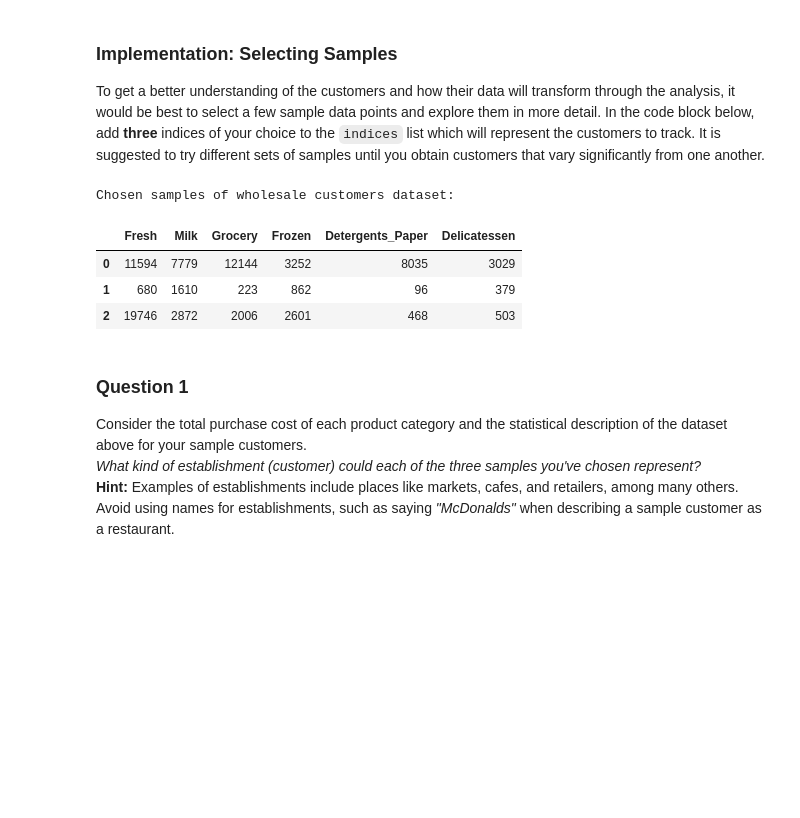
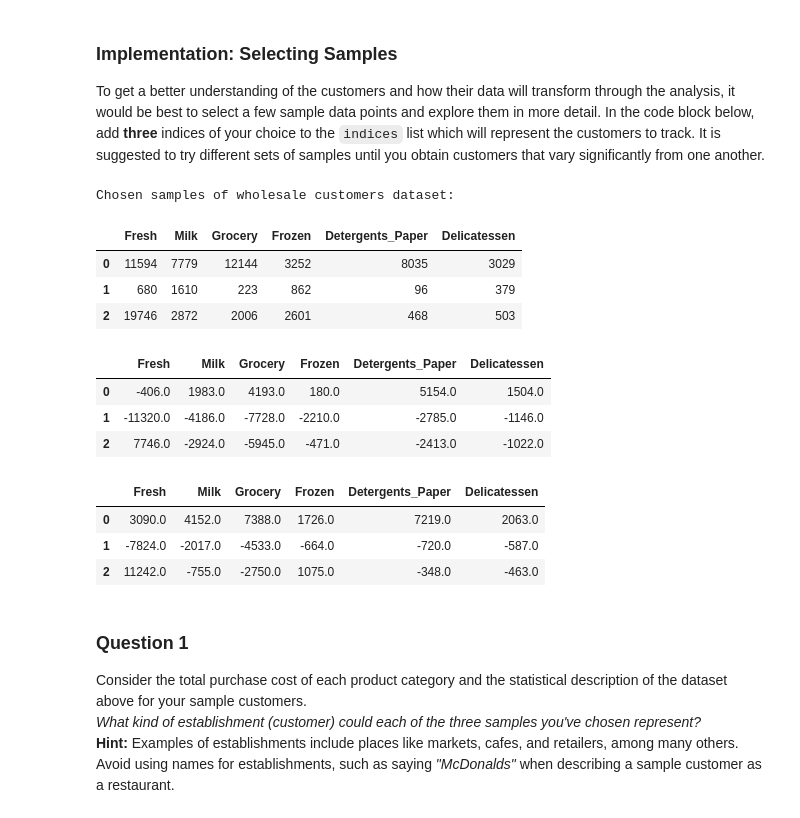
Before and after one commit to jtuckerdunn/mlnd-p3-customer-segments-tucker, a Jupyter notebook: customer_segments.ipynb, the cells around one changed output. Drawn from its saved outputs; the diff is of its cells as text; code cells hidden in the pictures; blank space fills up the shorter version.

```diff
--- a/customer_segments.ipynb
+++ b/customer_segments.ipynb
@@ -61,17 +61,27 @@ To get a better understanding of the customers and how their data will transform
 # %%
 # TODO: Select three indices of your choice you wish to sample from the dataset
 indices = [100,275,360]
 
 # Create a DataFrame of the chosen samples
 samples = pd.DataFrame(data.loc[indices], columns = data.keys()).reset_index(drop = True)
 print "Chosen samples of wholesale customers dataset:"
 display(samples)
+display(samples - np.round(data.mean()))
+display(samples - np.round(data.median()))
 # %% [output]
 Chosen samples of wholesale customers dataset:
 |  | Fresh | Milk | Grocery | Frozen | Detergents_Paper | Delicatessen |
 | 0 | 11594 | 7779 | 12144 | 3252 | 8035 | 3029 |
 | 1 | 680 | 1610 | 223 | 862 | 96 | 379 |
 | 2 | 19746 | 2872 | 2006 | 2601 | 468 | 503 |
+|  | Fresh | Milk | Grocery | Frozen | Detergents_Paper | Delicatessen |
+| 0 | -406.0 | 1983.0 | 4193.0 | 180.0 | 5154.0 | 1504.0 |
+| 1 | -11320.0 | -4186.0 | -7728.0 | -2210.0 | -2785.0 | -1146.0 |
+| 2 | 7746.0 | -2924.0 | -5945.0 | -471.0 | -2413.0 | -1022.0 |
+|  | Fresh | Milk | Grocery | Frozen | Detergents_Paper | Delicatessen |
+| 0 | 3090.0 | 4152.0 | 7388.0 | 1726.0 | 7219.0 | 2063.0 |
+| 1 | -7824.0 | -2017.0 | -4533.0 | -664.0 | -720.0 | -587.0 |
+| 2 | 11242.0 | -755.0 | -2750.0 | 1075.0 | -348.0 | -463.0 |
 # %% [markdown]
 ### Question 1
 Consider the total purchase cost of each product category and the statistical description of the dataset above for your sample customers.
```
Also changed, not shown: parts of 11 cells of this notebook, 1 other file.
